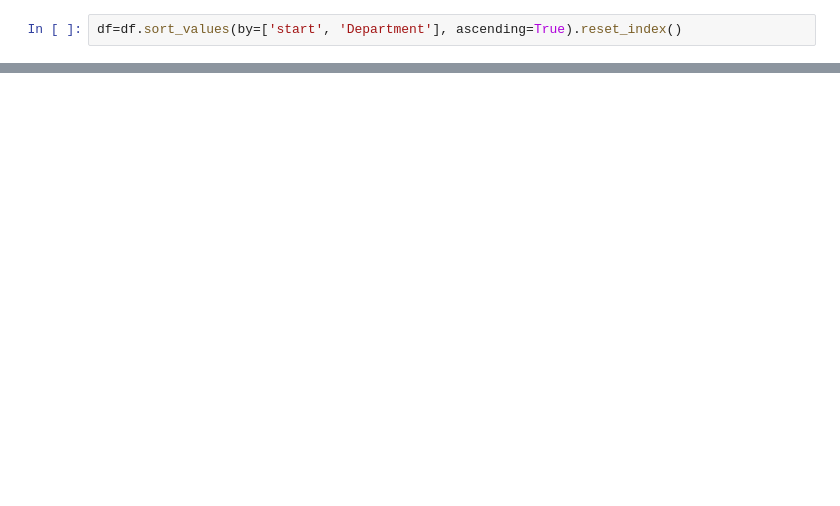
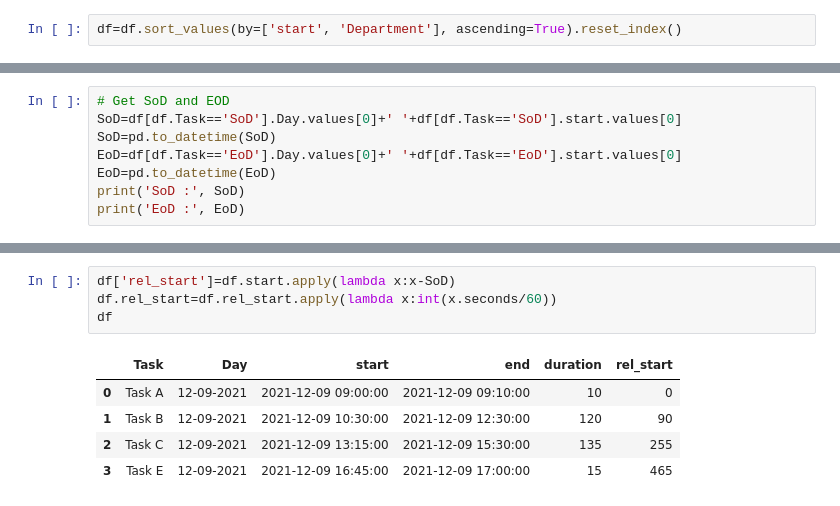
Before and after one commit to hashABCD/Publications, a Jupyter notebook: Medium/gantt chart/Gantt Chart.ipynb, the cells around one changed output, grey strips where cells are left out. Cells and saved outputs as stored; diff of their text form; blank space fills up the shorter version.

```diff
--- a/Medium/gantt chart/Gantt Chart.ipynb
+++ b/Medium/gantt chart/Gantt Chart.ipynb
@@ -319,0 +329,8 @@ plt.show()
+# %%
+# Get SoD and EOD
+SoD=df[df.Task=='SoD'].Day.values[0]+' '+df[df.Task=='SoD'].start.values[0]
+SoD=pd.to_datetime(SoD)
+EoD=df[df.Task=='EoD'].Day.values[0]+' '+df[df.Task=='EoD'].start.values[0]
+EoD=pd.to_datetime(EoD)
+print('SoD :', SoD)
+print('EoD :', EoD)
@@ -319,0 +378,10 @@ plt.show()
+# %%
+df['rel_start']=df.start.apply(lambda x:x-SoD)
+df.rel_start=df.rel_start.apply(lambda x:int(x.seconds/60))
+df
+# %% [output]
+|  | Task | Day | start | end | duration | rel_start |
+| 0 | Task A | 12-09-2021 | 2021-12-09 09:00:00 | 2021-12-09 09:10:00 | 10 | 0 |
+| 1 | Task B | 12-09-2021 | 2021-12-09 10:30:00 | 2021-12-09 12:30:00 | 120 | 90 |
+| 2 | Task C | 12-09-2021 | 2021-12-09 13:15:00 | 2021-12-09 15:30:00 | 135 | 255 |
+| 3 | Task E | 12-09-2021 | 2021-12-09 16:45:00 | 2021-12-09 17:00:00 | 15 | 465 |
```
Also changed, not shown: parts of 14 cells of this notebook, 8 other files.
